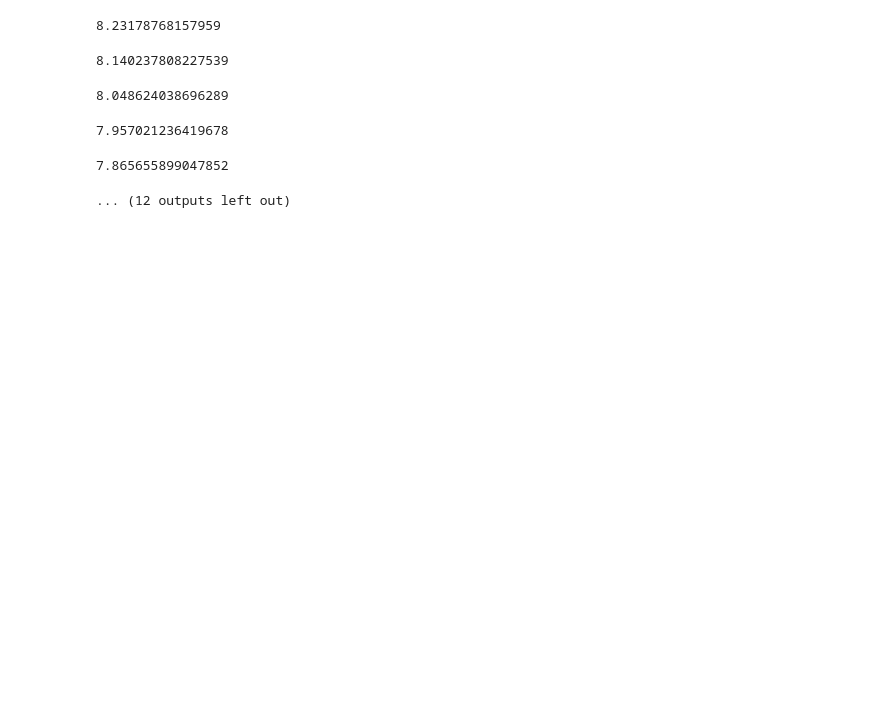
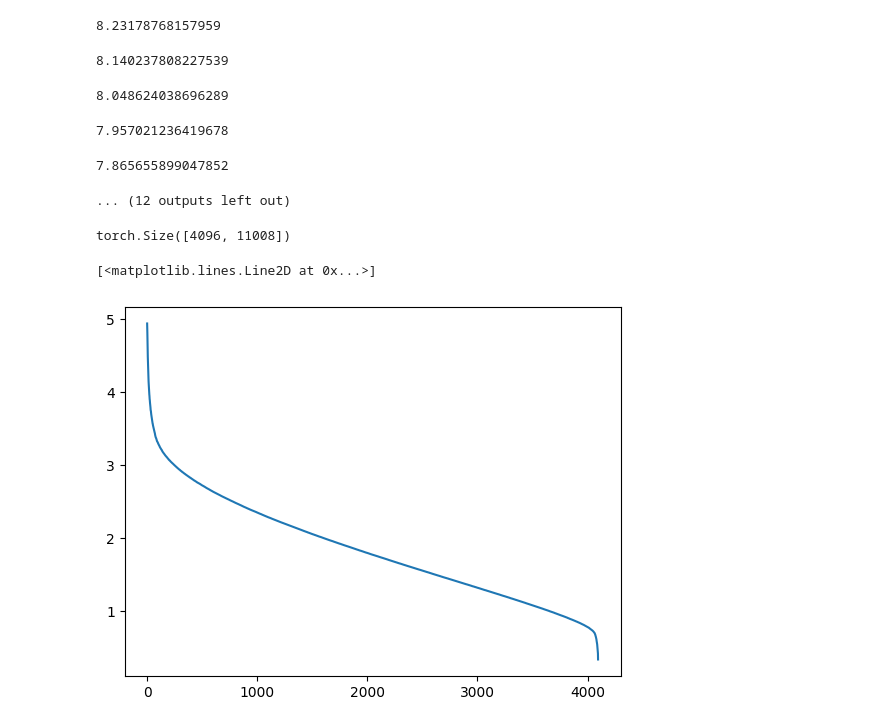
Before and after one commit to mlsquare/CompressiveLearning, a Jupyter notebook: colt/notebooks/03-Matrix-Distillation-via-CS.ipynb, the cells around one changed output. Cells and saved outputs as stored; diff of their text form; code cells hidden in the pictures; blank space fills up the shorter version.

```diff
--- a/colt/notebooks/03-Matrix-Distillation-via-CS.ipynb
+++ b/colt/notebooks/03-Matrix-Distillation-via-CS.ipynb
@@ -182,3 +182,18 @@ torch.Size([11008, 4096])
 7.957021236419678
 7.865655899047852
 ... (12 outputs left out)
+# %%
+# Let us look at the SVD of the W. Take
+import scipy.linalg as la
+import matplotlib.pyplot as plt
+
+
+A =  weight_data['model.layers.28.mlp.down_proj.weight']
+print(A.shape)
+
+singular_values = la.svdvals(A)  # Singular values for non-square matrices
+plt.plot(singular_values)
+# %% [output]
+torch.Size([4096, 11008])
+[<matplotlib.lines.Line2D at 0x...>]
+[figure, added]
```
Also changed, not shown: parts of 3 cells of this notebook.
